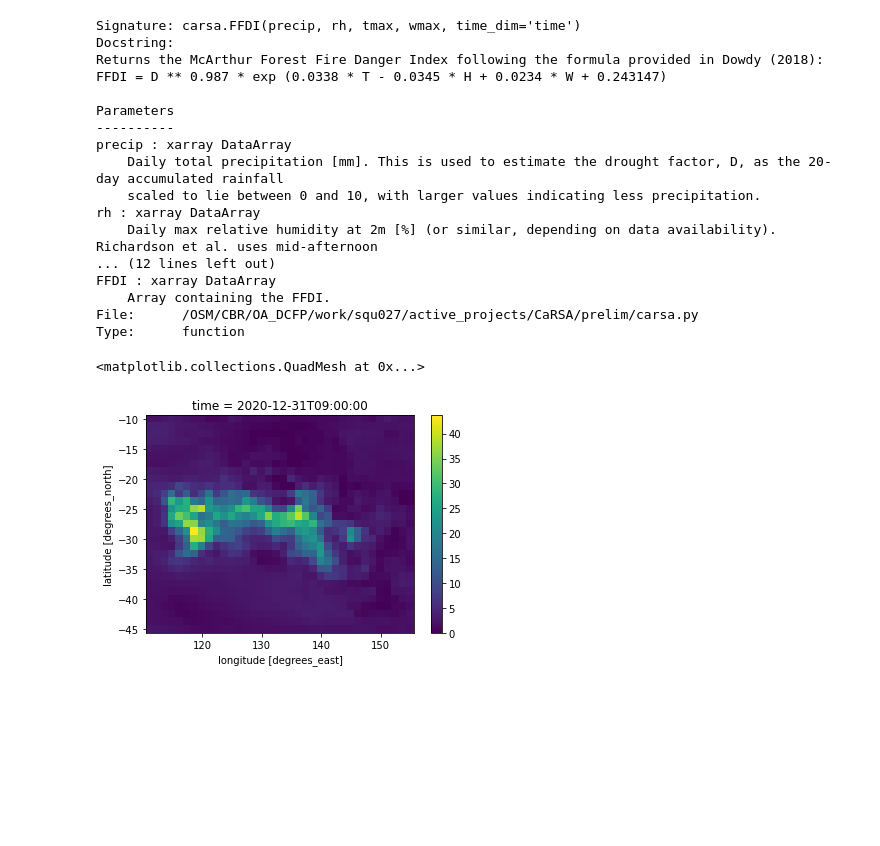
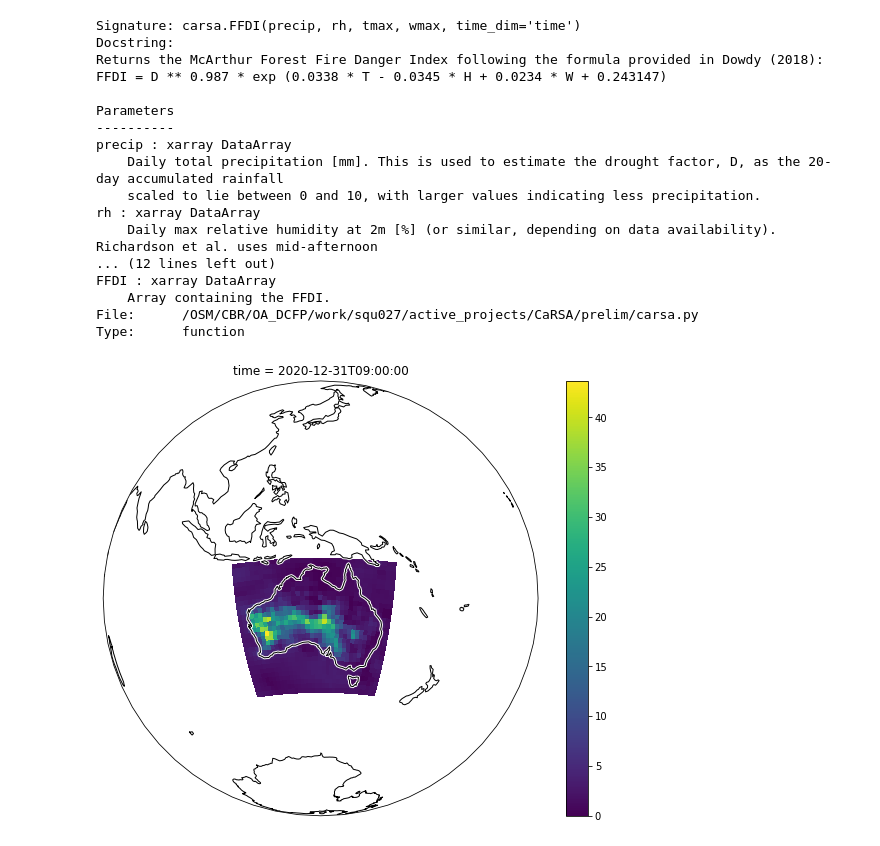
Before and after one commit to dougiesquire/CaRSA, a Jupyter notebook: prelim/ffdi_example_calculation.ipynb, the cells around one changed output. Saved outputs shown, nothing was run; the diff lists cells and outputs as text; code cells hidden in the pictures; blank space fills up the shorter version.

Commit message:
matplotlib, cartopy

```diff
--- a/prelim/ffdi_example_calculation.ipynb
+++ b/prelim/ffdi_example_calculation.ipynb
@@ -70,8 +72,10 @@ tmax = jra_ds['TMAX_GDS4_HTGL'].rename({'g0_lat_1': 'lat', 'g0_lon_2': 'lon'}) -
 wmax = jra_ds['WSMX_GDS4_HTGL'].rename({'g0_lat_1': 'lat', 'g0_lon_2': 'lon'}) * 3.6 # convert to km/h
 
 FFDI = carsa.FFDI(precip, rh, tmax, wmax)
-# %%
-FFDI.sel(time='2020-12-31').plot()
-# %% [output]
-<matplotlib.collections.QuadMesh at 0x...>
-[figure, removed]
+# %%
+fig = plt.figure(figsize=(10,8))
+ax = plt.axes(projection=ccrs.Orthographic(135, -20))
+FFDI.sel(time='2020-12-31').plot(ax=ax, transform=ccrs.PlateCarree());
+ax.set_global(); ax.coastlines(color='w', linewidth=3); ax.coastlines(color='k', linewidth=1);
+# %% [output]
+[figure, added]
```
Also changed, not shown: parts of 1 cell of this notebook, 1 other file.
